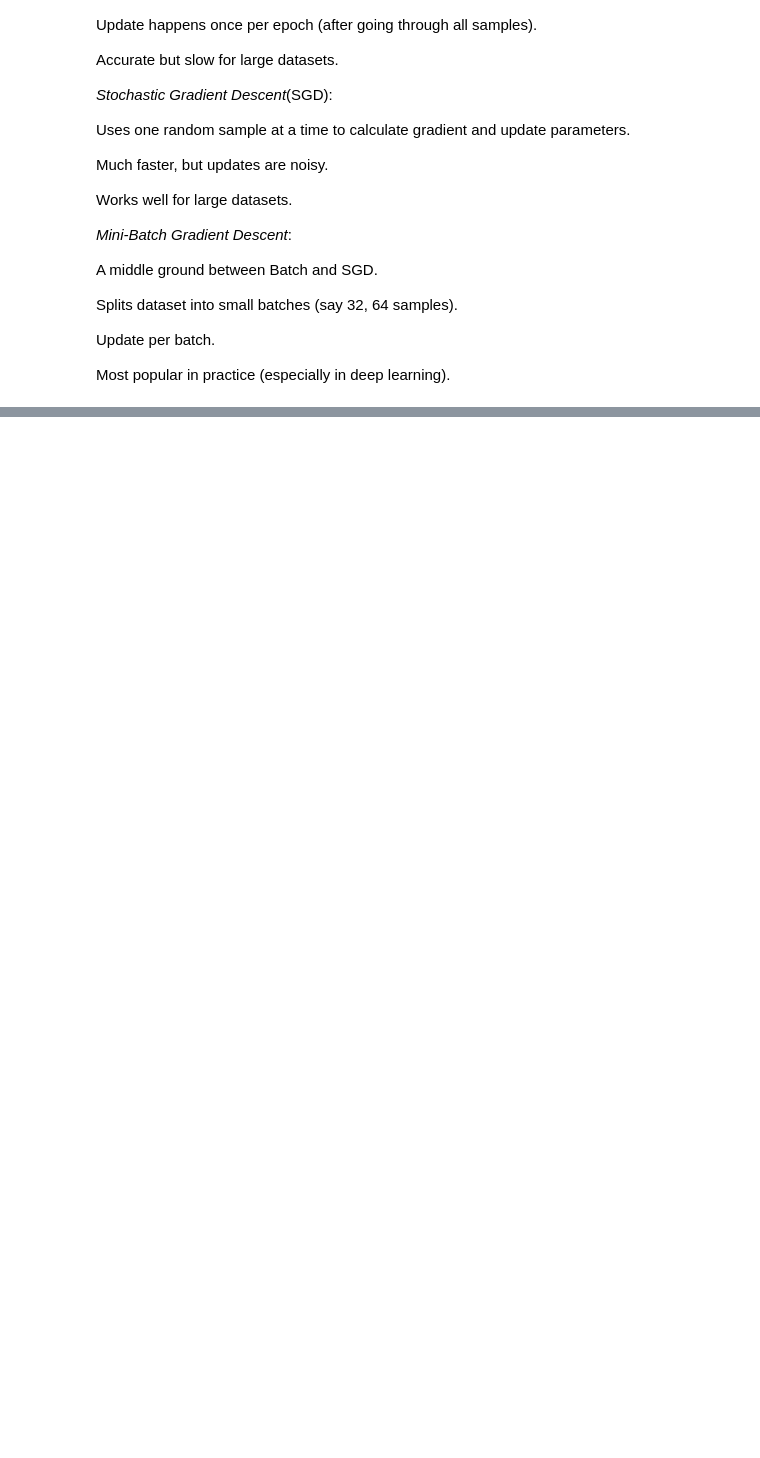
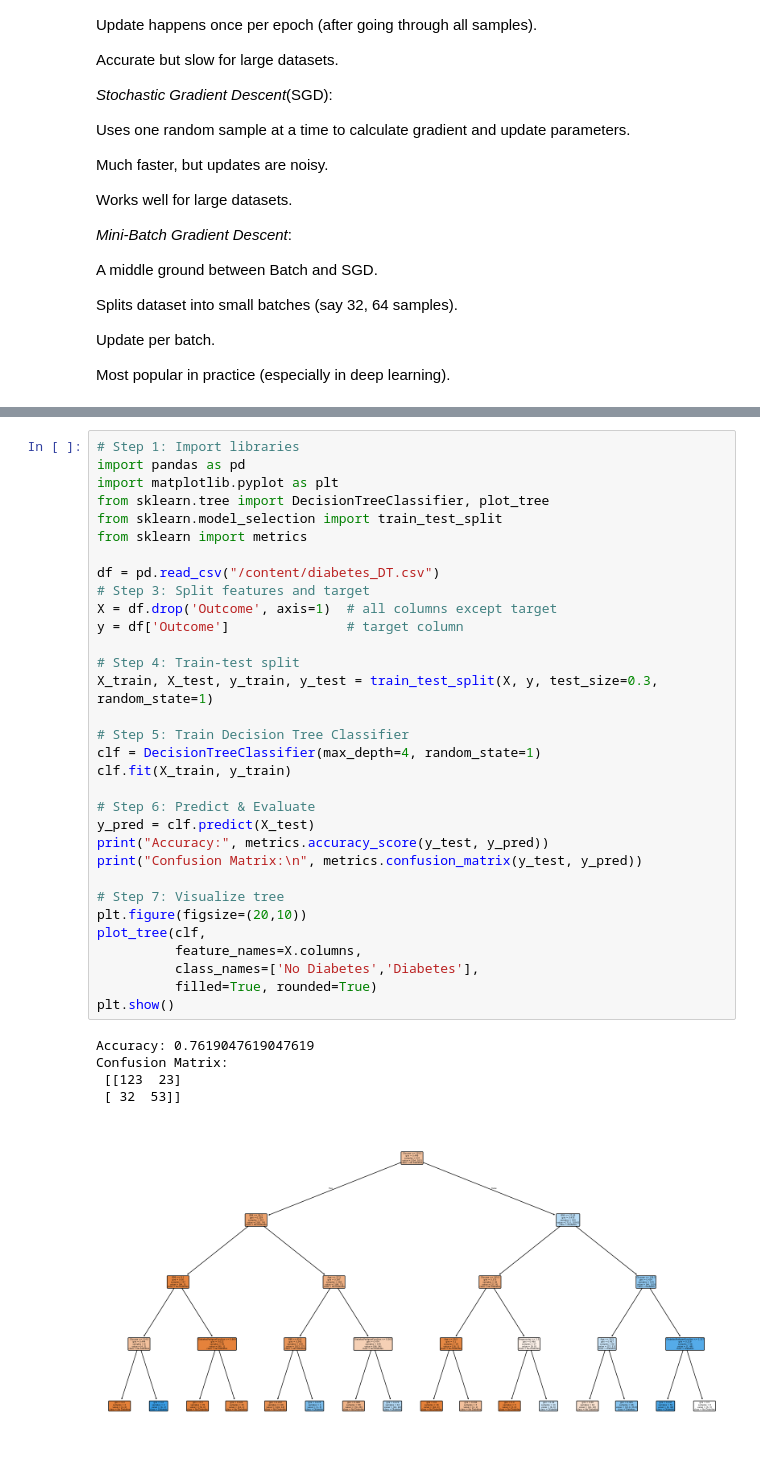
Before and after one commit to AMJAMAITHILI/ML_LAB-141, a Jupyter notebook: ML_LAB5,6.ipynb, the cells around one changed output, grey strips where cells are left out. Drawn from its saved outputs; the diff is of its cells as text; blank space fills up the shorter version.

```diff
--- a/ML_LAB5,6.ipynb
+++ b/ML_LAB5,6.ipynb
@@ -270,0 +341,38 @@ Learning rate=0.01, MSE=597216466054831407104.0000
+# %%
+# Step 1: Import libraries
+import pandas as pd
+import matplotlib.pyplot as plt
+from sklearn.tree import DecisionTreeClassifier, plot_tree
+from sklearn.model_selection import train_test_split
+from sklearn import metrics
+
+df = pd.read_csv("/content/diabetes_DT.csv")
+# Step 3: Split features and target
+X = df.drop('Outcome', axis=1)  # all columns except target
+y = df['Outcome']               # target column
+
+# Step 4: Train-test split
+X_train, X_test, y_train, y_test = train_test_split(X, y, test_size=0.3, random_state=1)
+
+# Step 5: Train Decision Tree Classifier
+clf = DecisionTreeClassifier(max_depth=4, random_state=1)
+clf.fit(X_train, y_train)
+
+# Step 6: Predict & Evaluate
+y_pred = clf.predict(X_test)
+print("Accuracy:", metrics.accuracy_score(y_test, y_pred))
+print("Confusion Matrix:\n", metrics.confusion_matrix(y_test, y_pred))
+
+# Step 7: Visualize tree
+plt.figure(figsize=(20,10))
+plot_tree(clf,
+          feature_names=X.columns,
+          class_names=['No Diabetes','Diabetes'],
+          filled=True, rounded=True)
+plt.show()
+# %% [output]
+Accuracy: 0.7619047619047619
+Confusion Matrix:
+ [[123  23]
+ [ 32  53]]
+[figure, added]
```
Also changed, not shown: parts of 5 cells of this notebook.
